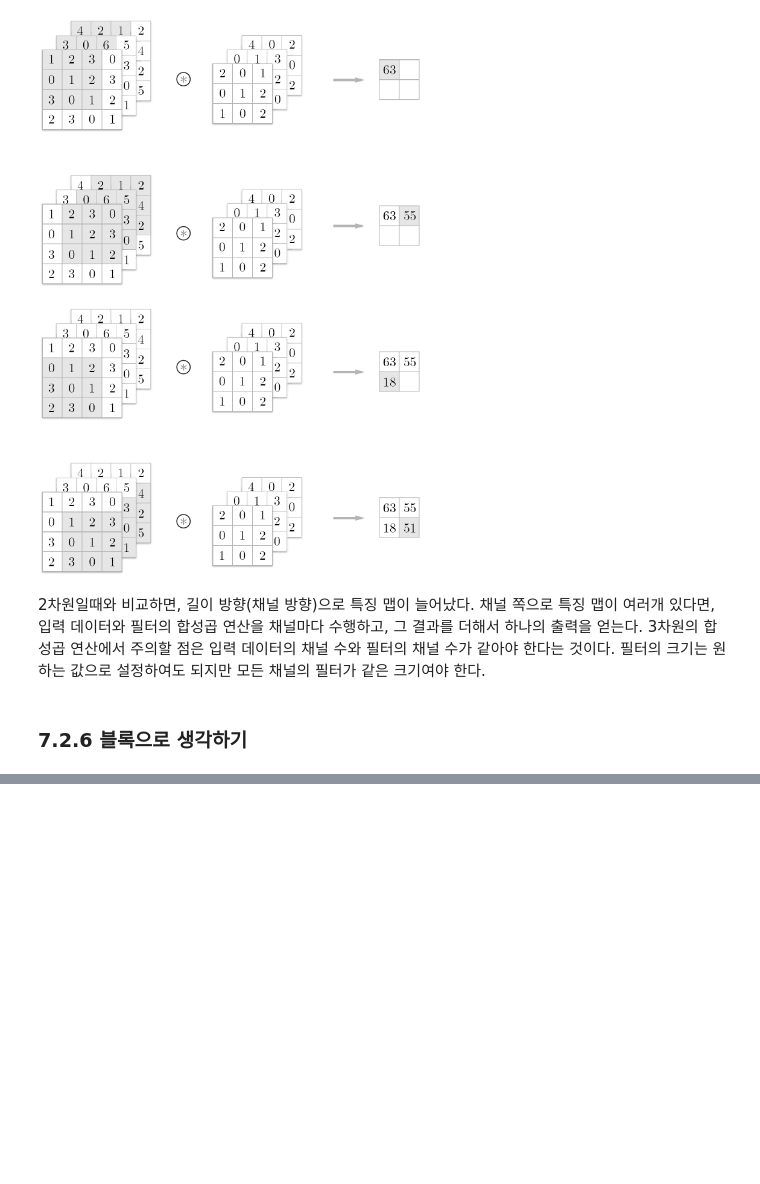
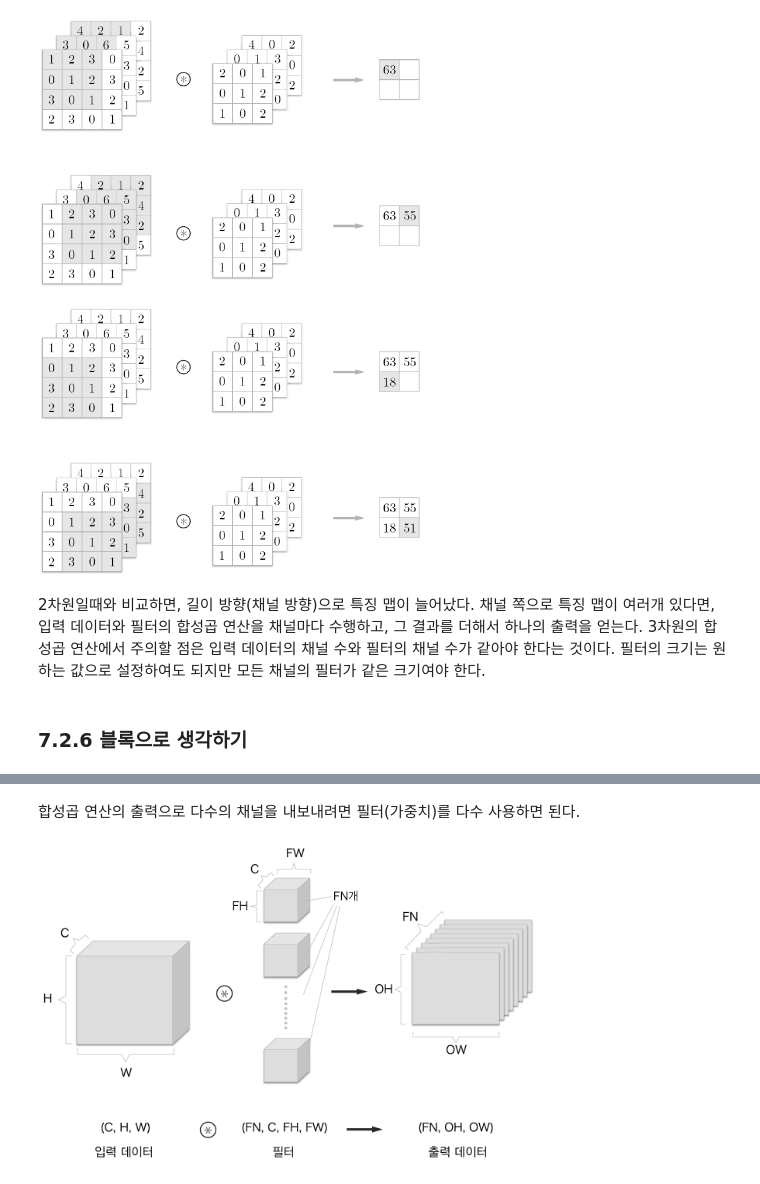
Before and after one commit to lsjhome/self-study-deep-learning-from-scratch, a Jupyter notebook: DLFS_CHAPTER_07.ipynb, the cells around one changed output, grey strips where cells are left out. Drawn from its saved outputs; the diff is of its cells as text; code cells hidden in the pictures; blank space fills up the shorter version.

```diff
--- a/DLFS_CHAPTER_07.ipynb
+++ b/DLFS_CHAPTER_07.ipynb
@@ -111,0 +118,6 @@ Image("./deep_learning_images/fig 7-9.png", width=500, height=500) # 그림 7-9
+# %% [markdown]
+합성곱 연산의 출력으로 다수의 채널을 내보내려면 필터(가중치)를 다수 사용하면 된다.
+# %%
+Image("./deep_learning_images/fig 7-11.png", width=500, height=500) # 그림 7-11
+# %% [output]
+[figure, added]
```
Also changed, not shown: parts of 7 cells of this notebook.
